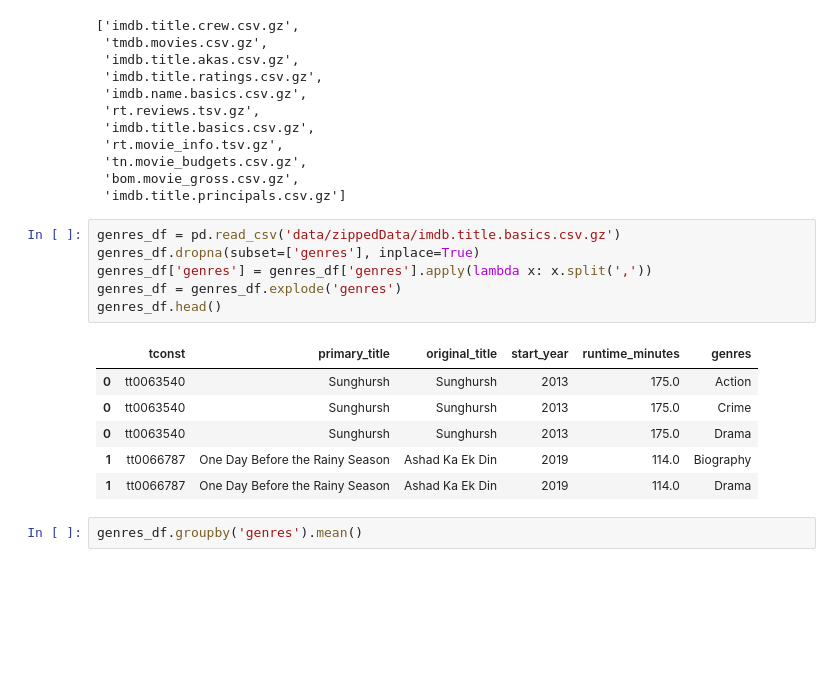
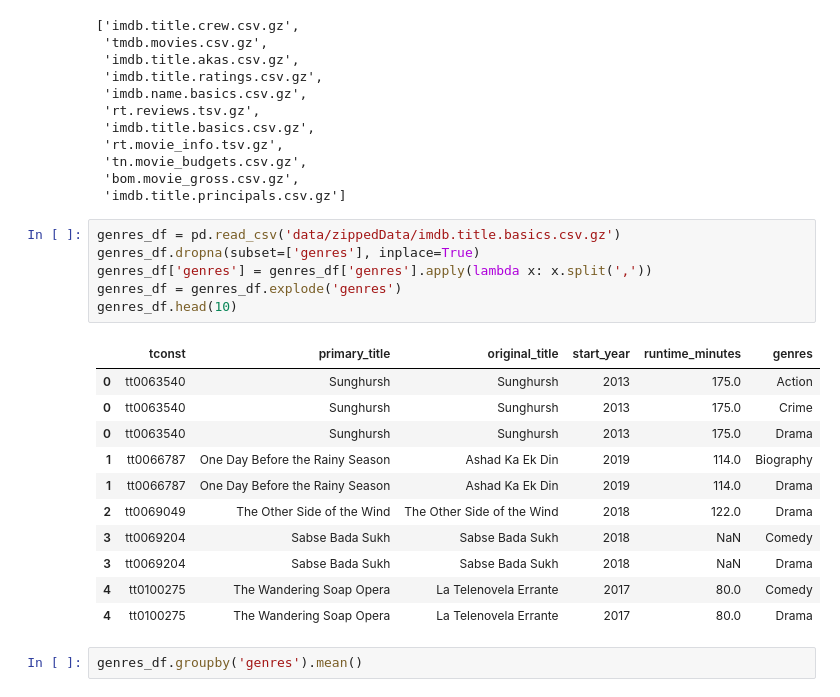
Before and after one commit to morty802/Microsoft-Recommendations, a Jupyter notebook: Microsoft-Movie-Recommendations.ipynb, the cells around one changed output. Saved outputs shown, nothing was run; the diff lists cells and outputs as text; blank space fills up the shorter version.

```diff
--- a/Microsoft-Movie-Recommendations.ipynb
+++ b/Microsoft-Movie-Recommendations.ipynb
@@ -81,16 +81,21 @@ os.listdir('data/zippedData')
 # %%
 genres_df = pd.read_csv('data/zippedData/imdb.title.basics.csv.gz')
 genres_df.dropna(subset=['genres'], inplace=True)
 genres_df['genres'] = genres_df['genres'].apply(lambda x: x.split(','))
 genres_df = genres_df.explode('genres')
-genres_df.head()
+genres_df.head(10)
 # %% [output]
 |  | tconst | primary_title | original_title | start_year | runtime_minutes | genres |
 | 0 | tt0063540 | Sunghursh | Sunghursh | 2013 | 175.0 | Action |
 | 0 | tt0063540 | Sunghursh | Sunghursh | 2013 | 175.0 | Crime |
 | 0 | tt0063540 | Sunghursh | Sunghursh | 2013 | 175.0 | Drama |
 | 1 | tt0066787 | One Day Before the Rainy Season | Ashad Ka Ek Din | 2019 | 114.0 | Biography |
 | 1 | tt0066787 | One Day Before the Rainy Season | Ashad Ka Ek Din | 2019 | 114.0 | Drama |
+| 2 | tt0069049 | The Other Side of the Wind | The Other Side of the Wind | 2018 | 122.0 | Drama |
+| 3 | tt0069204 | Sabse Bada Sukh | Sabse Bada Sukh | 2018 | NaN | Comedy |
+| 3 | tt0069204 | Sabse Bada Sukh | Sabse Bada Sukh | 2018 | NaN | Drama |
+| 4 | tt0100275 | The Wandering Soap Opera | La Telenovela Errante | 2017 | 80.0 | Comedy |
+| 4 | tt0100275 | The Wandering Soap Opera | La Telenovela Errante | 2017 | 80.0 | Drama |
 # %%
 genres_df.groupby('genres').mean()
 # %% [output]
```
Also changed, not shown: parts of 32 cells of this notebook.
